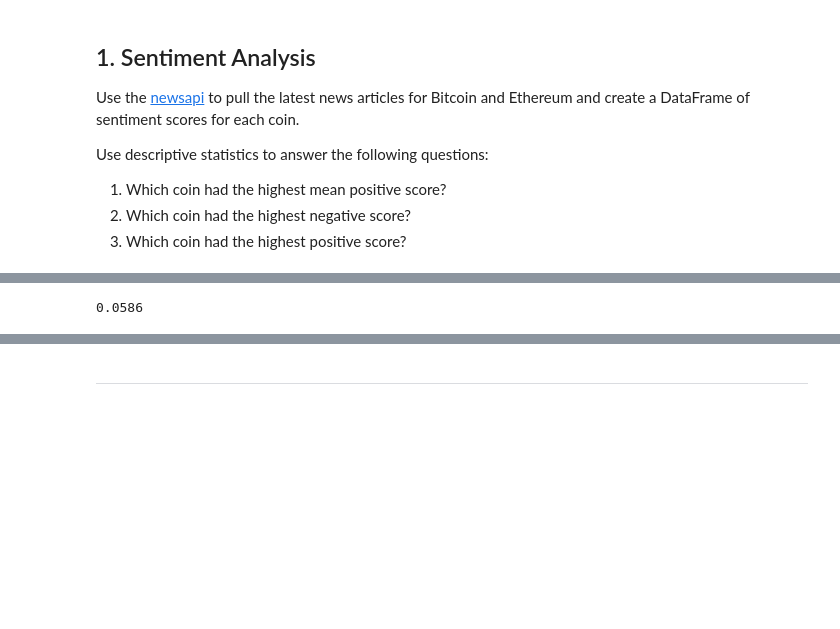
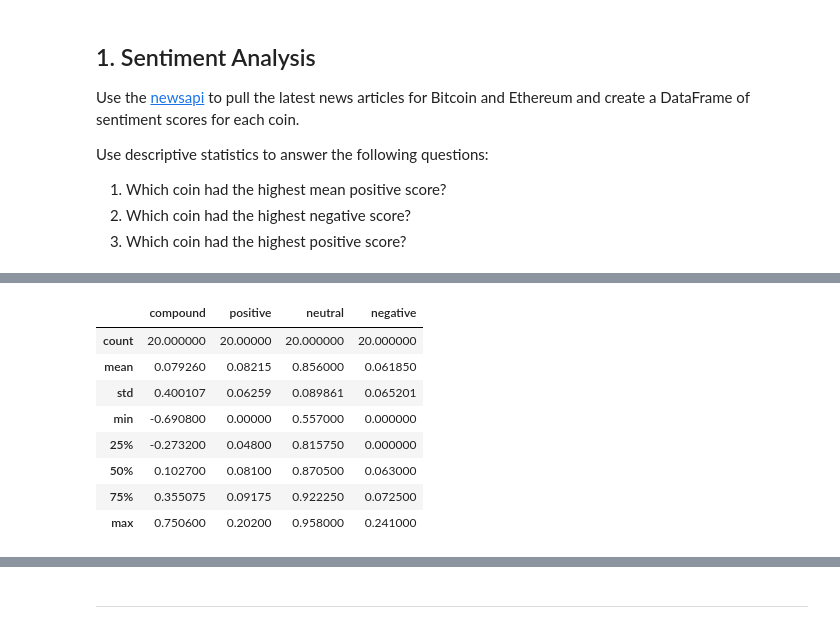
Before and after one commit to Angelboy-commercial/Python-Homework, a Jupyter notebook: natural_language_process/crypto_sentiment.ipynb, the cells around one changed output, grey strips where cells are left out. Drawn from its saved outputs; the diff is of its cells as text; code cells hidden in the pictures; blank space fills up the shorter version.

```diff
--- a/natural_language_process/crypto_sentiment.ipynb
+++ b/natural_language_process/crypto_sentiment.ipynb
@@ -167,7 +149,15 @@ eth_df
 # %%
 # Describe the Bitcoin Sentiment
-eth_df['positive'].mean()
+bitcoin_df.describe()
 # %% [output]
-0.0586
+|  | compound | positive | neutral | negative |
+| count | 20.000000 | 20.00000 | 20.000000 | 20.000000 |
+| mean | 0.079260 | 0.08215 | 0.856000 | 0.061850 |
+| std | 0.400107 | 0.06259 | 0.089861 | 0.065201 |
+| min | -0.690800 | 0.00000 | 0.557000 | 0.000000 |
+| 25% | -0.273200 | 0.04800 | 0.815750 | 0.000000 |
+| 50% | 0.102700 | 0.08100 | 0.870500 | 0.063000 |
+| 75% | 0.355075 | 0.09175 | 0.922250 | 0.072500 |
+| max | 0.750600 | 0.20200 | 0.958000 | 0.241000 |
 # %%
 # Describe the Ethereum Sentiment
```
Also changed, not shown: parts of 34 cells of this notebook.
